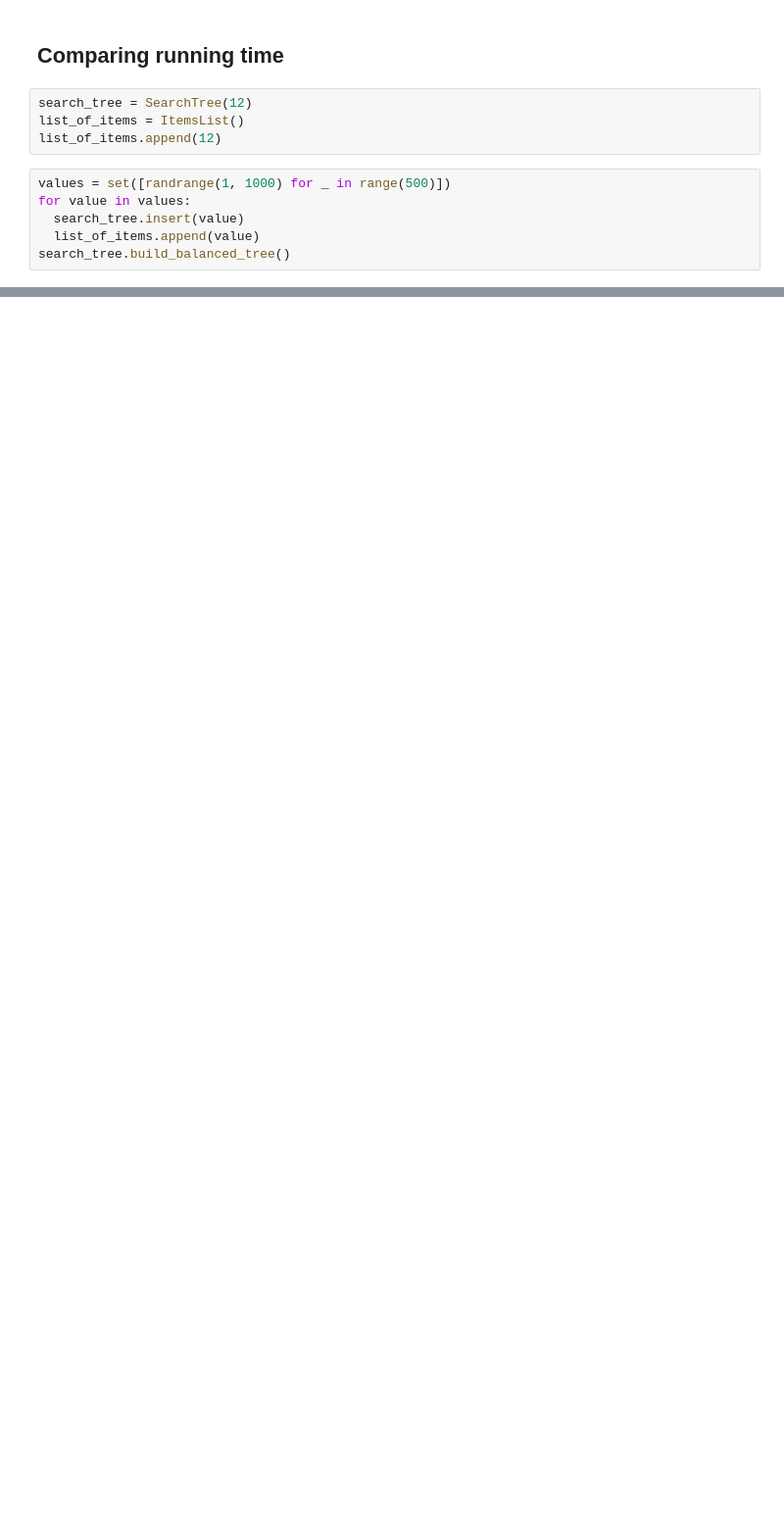
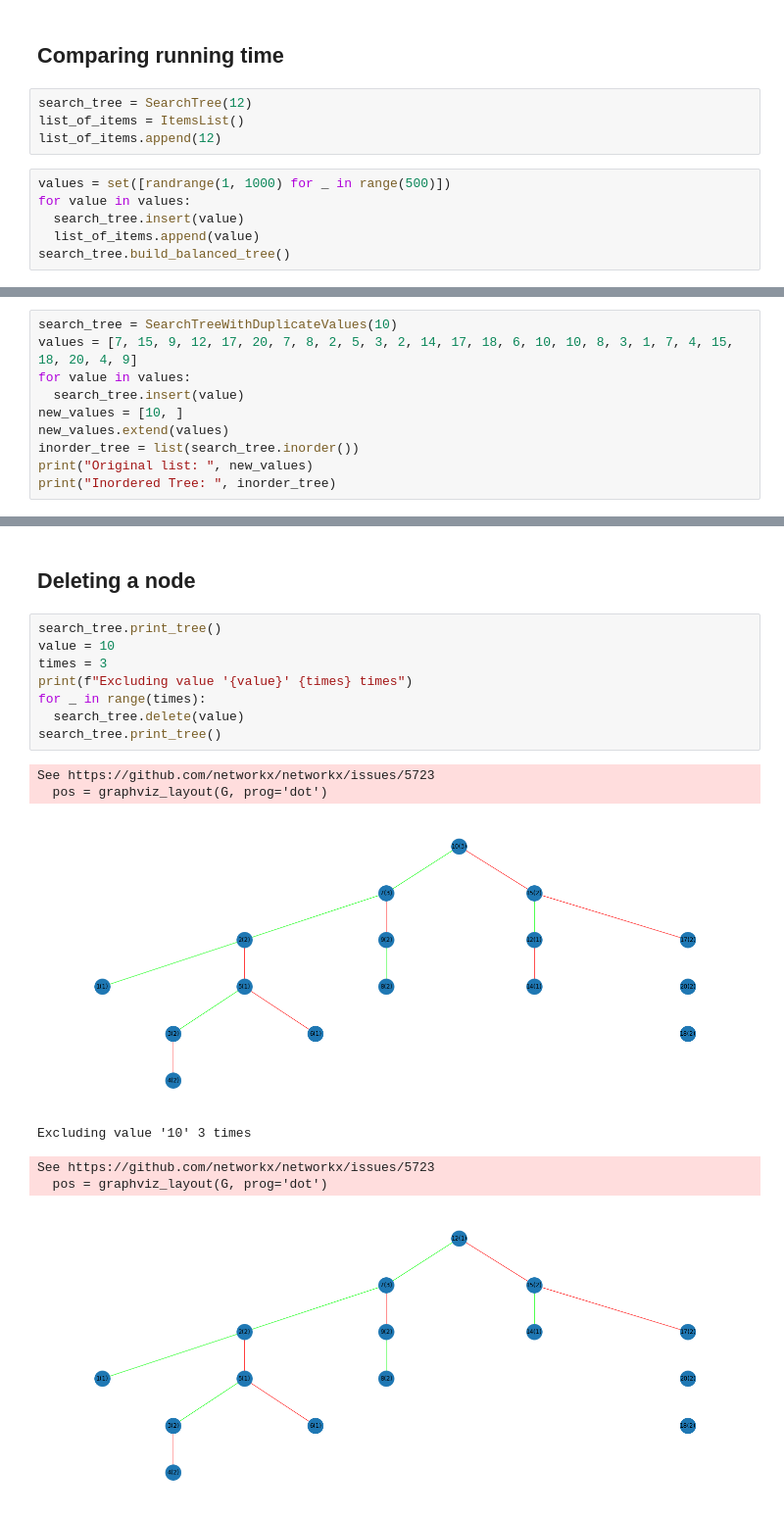
Before and after one commit to MatheusSC017/Studies, a Jupyter notebook: BinarySearchTree.ipynb, the cells around one changed output, grey strips where cells are left out. Shown at 98% size. Saved outputs shown, nothing was run; the diff lists cells and outputs as text; blank space fills up the shorter version.

```diff
--- a/BinarySearchTree.ipynb
+++ b/BinarySearchTree.ipynb
@@ -445,0 +575,10 @@ print(tree_total_time / list_total_time)
+# %%
+search_tree = SearchTreeWithDuplicateValues(10)
+values = [7, 15, 9, 12, 17, 20, 7, 8, 2, 5, 3, 2, 14, 17, 18, 6, 10, 10, 8, 3, 1, 7, 4, 15, 18, 20, 4, 9]
+for value in values:
+  search_tree.insert(value)
+new_values = [10, ]
+new_values.extend(values)
+inorder_tree = list(search_tree.inorder())
+print("Original list: ", new_values)
+print("Inordered Tree: ", inorder_tree)
@@ -445,0 +608,18 @@ print(tree_total_time / list_total_time)
+# %% [markdown]
+## Deleting a node
+# %%
+search_tree.print_tree()
+value = 10
+times = 3
+print(f"Excluding value '{value}' {times} times")
+for _ in range(times):
+  search_tree.delete(value)
+search_tree.print_tree()
+# %% [output]
+See https://github.com/networkx/networkx/issues/5723
+  pos = graphviz_layout(G, prog='dot')
+[figure, added]
+Excluding value '10' 3 times
+See https://github.com/networkx/networkx/issues/5723
+  pos = graphviz_layout(G, prog='dot')
+[figure, added]
```
Also changed, not shown: parts of 20 cells of this notebook.
